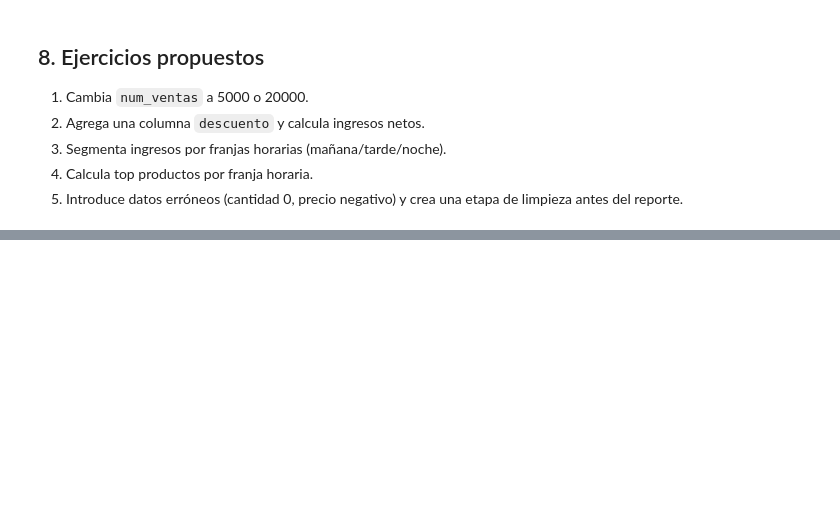
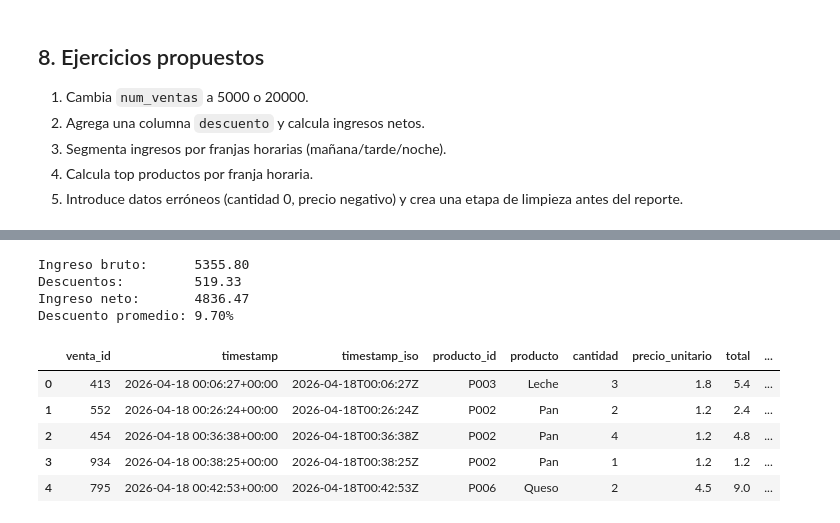
Before and after one commit to acvalencia/data_streaming, a Jupyter notebook: 03_Simulacion_Batch.ipynb, the cells around one changed output, grey strips where cells are left out. Cells and saved outputs as stored; diff of their text form; code cells hidden in the pictures; blank space fills up the shorter version.

```diff
--- a/03_Simulacion_Batch.ipynb
+++ b/03_Simulacion_Batch.ipynb
@@ -362,0 +399,35 @@ No sería aceptable en casos como fraude o alertas críticas (eso es streaming).
+# %%
+def aplicar_descuentos(df: pd.DataFrame, seed: int = 7) -> pd.DataFrame:
+    rng = random.Random(seed)
+    df = df.copy()
+    df["descuento"] = [round(rng.uniform(0.0, 0.20), 2) for _ in range(len(df))]
+    df["total_neto"] = (df["total"] * (1 - df["descuento"])).round(2)
+    df["monto_descuento"] = (df["total"] - df["total_neto"]).round(2)
+    return df
+
+
+df_ventas_desc = aplicar_descuentos(df_ventas)
+ruta_desc = "local/data/ventas_con_descuento.csv"
+df_ventas_desc.to_csv(ruta_desc, index=False)
+
+ingreso_bruto = df_ventas_desc["total"].sum()
+descuento_total = df_ventas_desc["monto_descuento"].sum()
+ingreso_neto = df_ventas_desc["total_neto"].sum()
+
+print(f"Ingreso bruto:      {ingreso_bruto:.2f}")
+print(f"Descuentos:         {descuento_total:.2f}")
+print(f"Ingreso neto:       {ingreso_neto:.2f}")
+print(f"Descuento promedio: {df_ventas_desc['descuento'].mean()*100:.2f}%")
+
+df_ventas_desc.head()
+# %% [output]
+Ingreso bruto:      5355.80
+Descuentos:         519.33
+Ingreso neto:       4836.47
+Descuento promedio: 9.70%
+|  | venta_id | timestamp | timestamp_iso | producto_id | producto | cantidad | precio_unitario | total | ... |
+| 0 | 413 | 2026-04-18 00:06:27+00:00 | 2026-04-18T00:06:27Z | P003 | Leche | 3 | 1.8 | 5.4 | ... |
+| 1 | 552 | 2026-04-18 00:26:24+00:00 | 2026-04-18T00:26:24Z | P002 | Pan | 2 | 1.2 | 2.4 | ... |
+| 2 | 454 | 2026-04-18 00:36:38+00:00 | 2026-04-18T00:36:38Z | P002 | Pan | 4 | 1.2 | 4.8 | ... |
+| 3 | 934 | 2026-04-18 00:38:25+00:00 | 2026-04-18T00:38:25Z | P002 | Pan | 1 | 1.2 | 1.2 | ... |
+| 4 | 795 | 2026-04-18 00:42:53+00:00 | 2026-04-18T00:42:53Z | P006 | Queso | 2 | 4.5 | 9.0 | ... |
```
Also changed, not shown: parts of 10 cells of this notebook, 5 other files.
